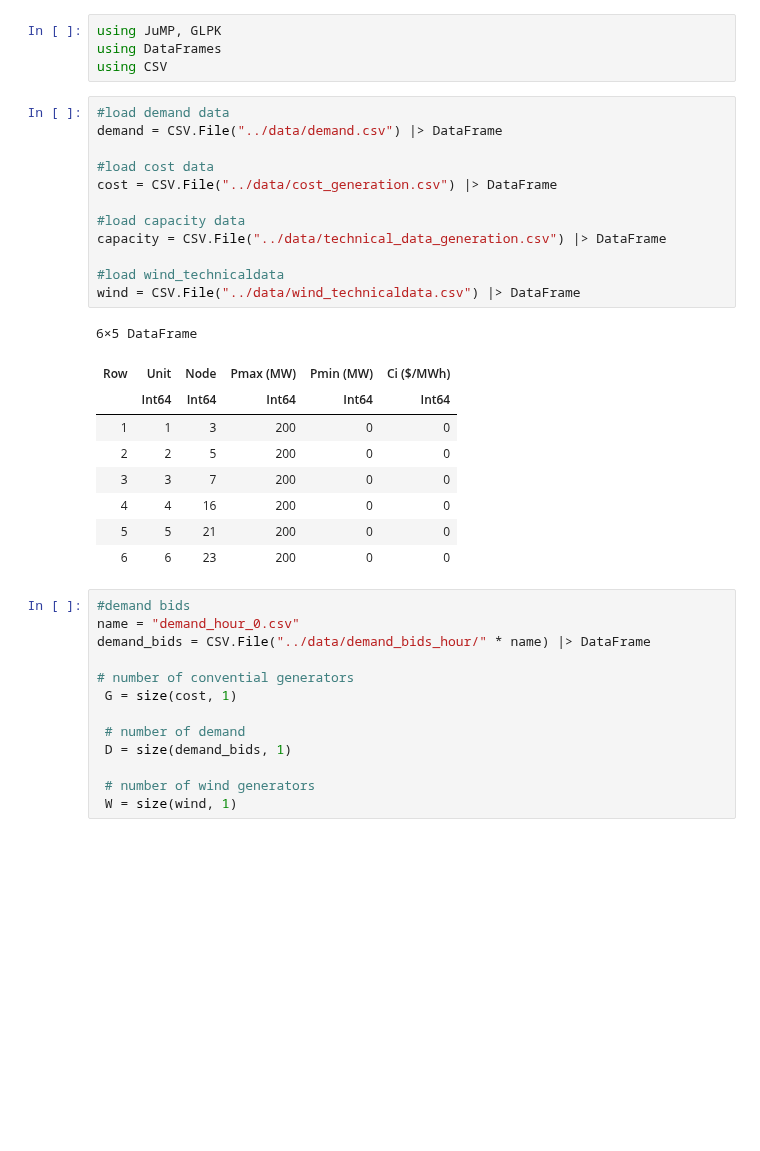
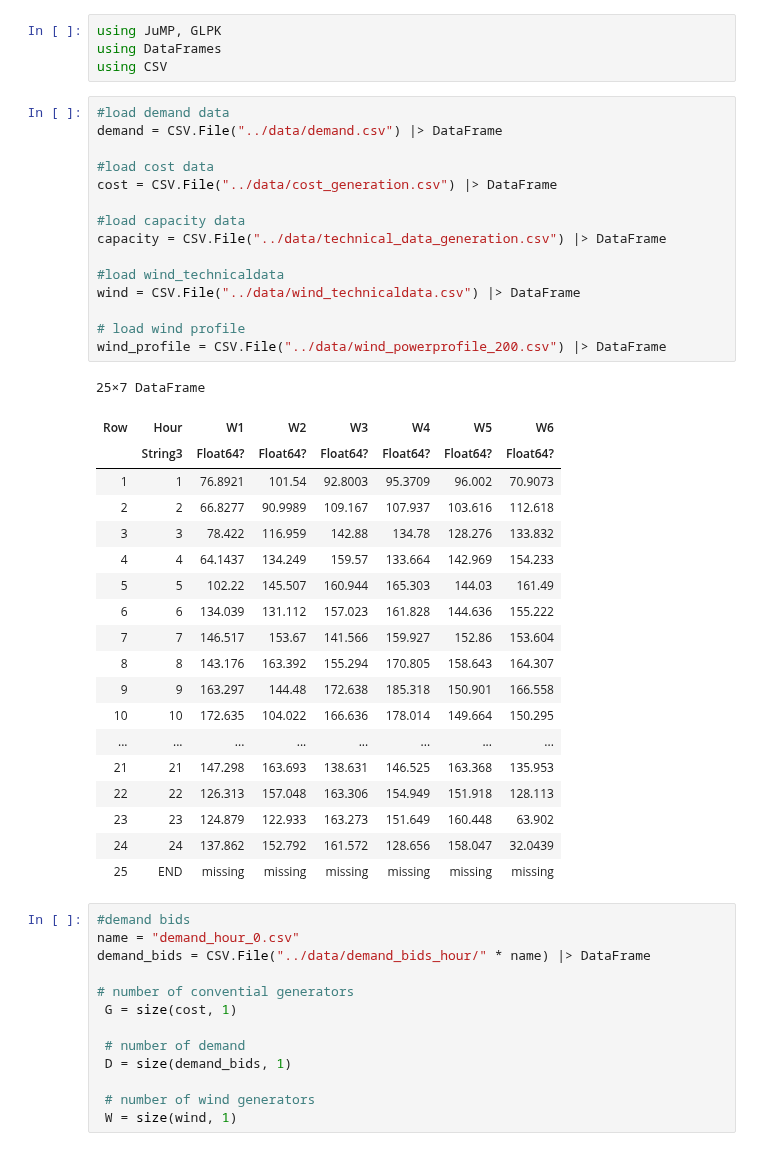
Before and after one commit to Max-f123/Renewables_in_Electricity_Markets, a Jupyter notebook: Task1/model1_jan.ipynb, the cells around one changed output. Drawn from its saved outputs; the diff is of its cells as text; blank space fills up the shorter version.

```diff
--- a/Task1/model1_jan.ipynb
+++ b/Task1/model1_jan.ipynb
@@ -12,25 +12,38 @@ using CSV
 # %%
 #load demand data
 demand = CSV.File("../data/demand.csv") |> DataFrame
 
 #load cost data
 cost = CSV.File("../data/cost_generation.csv") |> DataFrame
 
 #load capacity data
 capacity = CSV.File("../data/technical_data_generation.csv") |> DataFrame
 
 #load wind_technicaldata
 wind = CSV.File("../data/wind_technicaldata.csv") |> DataFrame
+
+# load wind profile
+wind_profile = CSV.File("../data/wind_powerprofile_200.csv") |> DataFrame
 # %% [output]
-6×5 DataFrame
+25×7 DataFrame
-| Row | Unit | Node | Pmax (MW) | Pmin (MW) | Ci ($/MWh) |
-|  | Int64 | Int64 | Int64 | Int64 | Int64 |
-| 1 | 1 | 3 | 200 | 0 | 0 |
-| 2 | 2 | 5 | 200 | 0 | 0 |
-| 3 | 3 | 7 | 200 | 0 | 0 |
-| 4 | 4 | 16 | 200 | 0 | 0 |
-| 5 | 5 | 21 | 200 | 0 | 0 |
-| 6 | 6 | 23 | 200 | 0 | 0 |
+| Row | Hour | W1 | W2 | W3 | W4 | W5 | W6 |
+|  | String3 | Float64? | Float64? | Float64? | Float64? | Float64? | Float64? |
+| 1 | 1 | 76.8921 | 101.54 | 92.8003 | 95.3709 | 96.002 | 70.9073 |
+| 2 | 2 | 66.8277 | 90.9989 | 109.167 | 107.937 | 103.616 | 112.618 |
+| 3 | 3 | 78.422 | 116.959 | 142.88 | 134.78 | 128.276 | 133.832 |
+| 4 | 4 | 64.1437 | 134.249 | 159.57 | 133.664 | 142.969 | 154.233 |
+| 5 | 5 | 102.22 | 145.507 | 160.944 | 165.303 | 144.03 | 161.49 |
+| 6 | 6 | 134.039 | 131.112 | 157.023 | 161.828 | 144.636 | 155.222 |
+| 7 | 7 | 146.517 | 153.67 | 141.566 | 159.927 | 152.86 | 153.604 |
+| 8 | 8 | 143.176 | 163.392 | 155.294 | 170.805 | 158.643 | 164.307 |
+| 9 | 9 | 163.297 | 144.48 | 172.638 | 185.318 | 150.901 | 166.558 |
+| 10 | 10 | 172.635 | 104.022 | 166.636 | 178.014 | 149.664 | 150.295 |
+| ... | ... | ... | ... | ... | ... | ... | ... |
+| 21 | 21 | 147.298 | 163.693 | 138.631 | 146.525 | 163.368 | 135.953 |
+| 22 | 22 | 126.313 | 157.048 | 163.306 | 154.949 | 151.918 | 128.113 |
+| 23 | 23 | 124.879 | 122.933 | 163.273 | 151.649 | 160.448 | 63.902 |
+| 24 | 24 | 137.862 | 152.792 | 161.572 | 128.656 | 158.047 | 32.0439 |
+| 25 | END | missing | missing | missing | missing | missing | missing |
 # %%
 #demand bids
 name = "demand_hour_0.csv"
```
Also changed, not shown: parts of 2 cells of this notebook, 3 other files.
